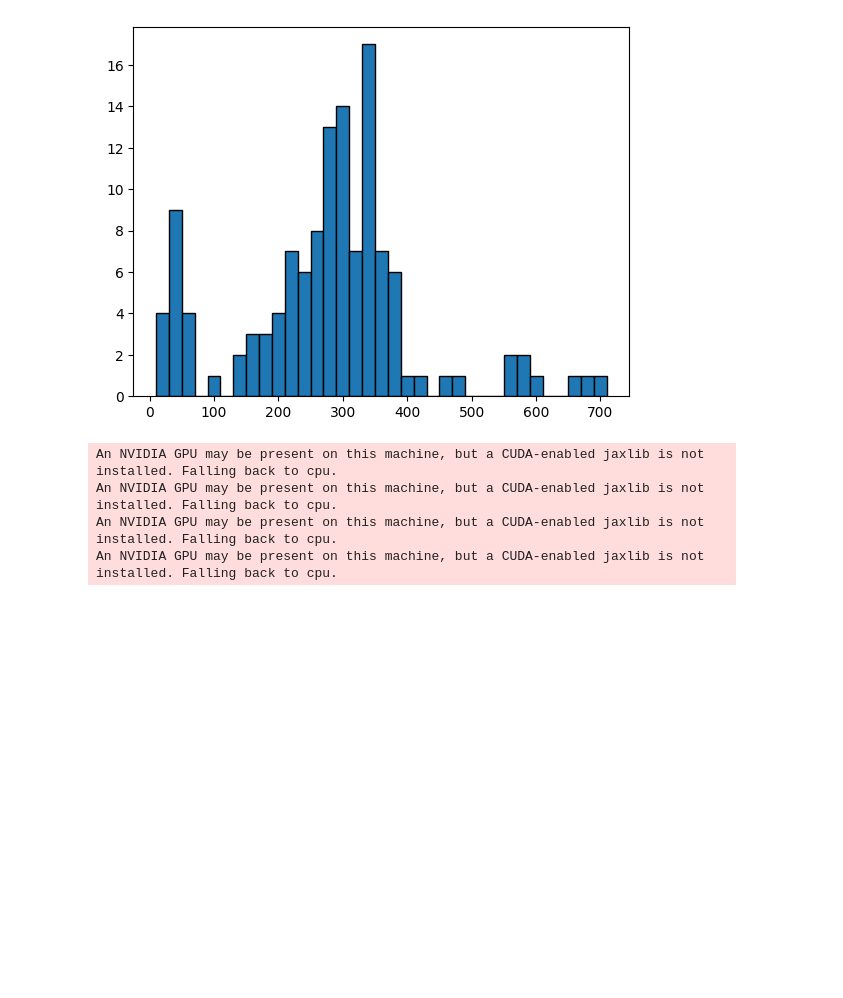
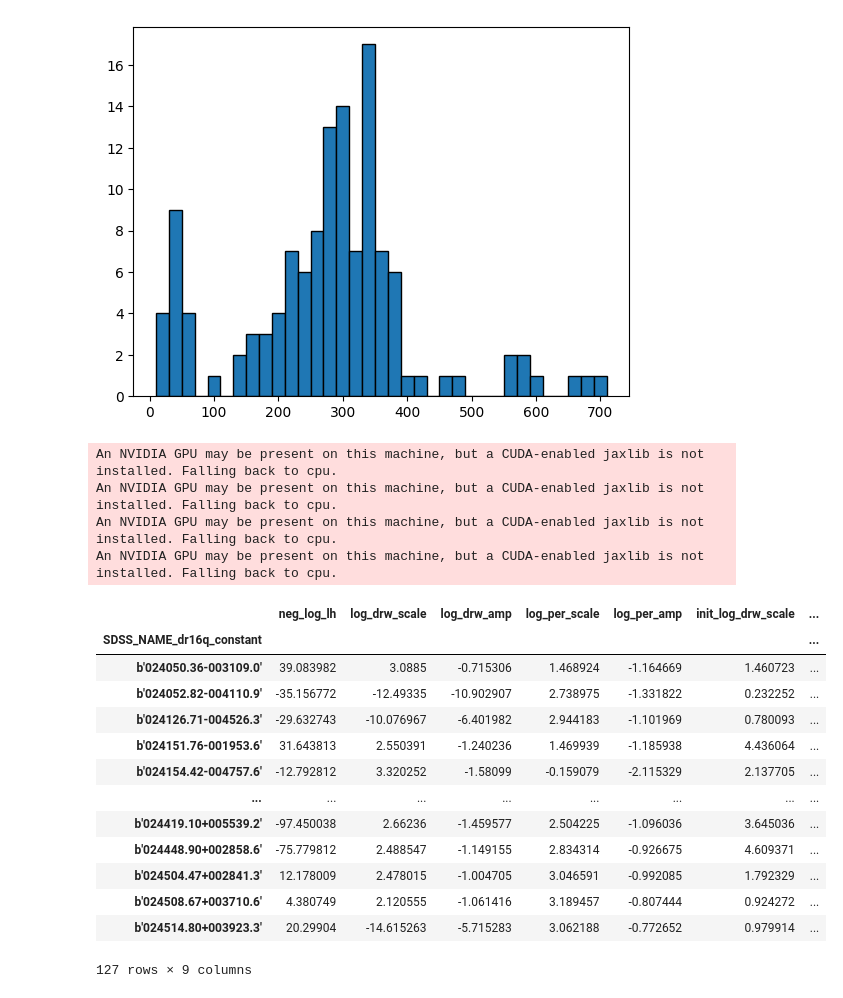
Before and after one commit to lincc-frameworks/notebooks_lf, a Jupyter notebook: PeriodDrw/Fit.ipynb, the cells around one changed output. Drawn from its saved outputs; the diff is of its cells as text; code cells hidden in the pictures; blank space fills up the shorter version.

```diff
--- a/PeriodDrw/Fit.ipynb
+++ b/PeriodDrw/Fit.ipynb
@@ -163,10 +163,14 @@ JaxPeriodDrwFit_instance = JaxPeriodDrwFit.JaxPeriodDrwFit()
 res_tsp_drw = ens.batch(JaxPeriodDrwFit_instance.optimize_map_drw, 'mjd_ztf_source', "mag_ztf_source", "magerr_ztf_source",
                 compute=True, meta=None, n_init=100)
 # %%
-df = pd.DataFrame(columns = ['neg_log_lh','log_drw_scale', 'log_drw_amp', 'log_per_scale', 'log_per_amp'],
-                   index = res_tsp.index)
-for i in range(len(res_tsp)):
-    df.iloc[i] = res_tsp[i]
+username="wbeebe"
+def pack_output_to_parquet(result, columns, output_dir, output_filename):
+    df = pd.DataFrame(columns = columns,
+                    index = result.index)
+    for i in range(len(result)):
+        df.iloc[i] = result[i]
 
-pa_table = pa.Table.from_pandas(df)
-pa.parquet.write_table(pa_table, "/astro/users/ncaplar/data/res_tsp_run_g_0.parquet")
+    pa_table = pa.Table.from_pandas(df)
+    pa_table
+    pa.parquet.write_table(pa_table, f"{output_dir}/data/{output_filename}.parquet")
+    return df
@@ -181,0 +177,6 @@ pa.parquet.write_table(pa_table_drw, "/astro/users/ncaplar/data/res_tsp_run_g_0_
+# %%
+param_cols = ['log_drw_scale', 'log_drw_amp', 'log_per_scale', 'log_per_amp']
+init_param_cols = ["init_" + c for c in param_cols]
+
+combined_df = pack_output_to_parquet(res_tsp, ['neg_log_lh'] + param_cols + init_param_cols,
+                       f"/astro/users/{username}", "res_tsp_run_g_0")
@@ -181,0 +188,17 @@ pa.parquet.write_table(pa_table_drw, "/astro/users/ncaplar/data/res_tsp_run_g_0_
+# %%
+combined_df
+# %% [output]
+|  | neg_log_lh | log_drw_scale | log_drw_amp | log_per_scale | log_per_amp | init_log_drw_scale | ... |
+| SDSS_NAME_dr16q_constant |  |  |  |  |  |  | ... |
+| b'024050.36-003109.0' | 39.083982 | 3.0885 | -0.715306 | 1.468924 | -1.164669 | 1.460723 | ... |
+| b'024052.82-004110.9' | -35.156772 | -12.49335 | -10.902907 | 2.738975 | -1.331822 | 0.232252 | ... |
+| b'024126.71-004526.3' | -29.632743 | -10.076967 | -6.401982 | 2.944183 | -1.101969 | 0.780093 | ... |
+| b'024151.76-001953.6' | 31.643813 | 2.550391 | -1.240236 | 1.469939 | -1.185938 | 4.436064 | ... |
+| b'024154.42-004757.6' | -12.792812 | 3.320252 | -1.58099 | -0.159079 | -2.115329 | 2.137705 | ... |
+| ... | ... | ... | ... | ... | ... | ... | ... |
+| b'024419.10+005539.2' | -97.450038 | 2.66236 | -1.459577 | 2.504225 | -1.096036 | 3.645036 | ... |
+| b'024448.90+002858.6' | -75.779812 | 2.488547 | -1.149155 | 2.834314 | -0.926675 | 4.609371 | ... |
+| b'024504.47+002841.3' | 12.178009 | 2.478015 | -1.004705 | 3.046591 | -0.992085 | 1.792329 | ... |
+| b'024508.67+003710.6' | 4.380749 | 2.120555 | -1.061416 | 3.189457 | -0.807444 | 0.924272 | ... |
+| b'024514.80+003923.3' | 20.29904 | -14.615263 | -5.715283 | 3.062188 | -0.772652 | 0.979914 | ... |
+127 rows × 9 columns
```
Also changed, not shown: parts of 3 cells of this notebook, 3 other files.
